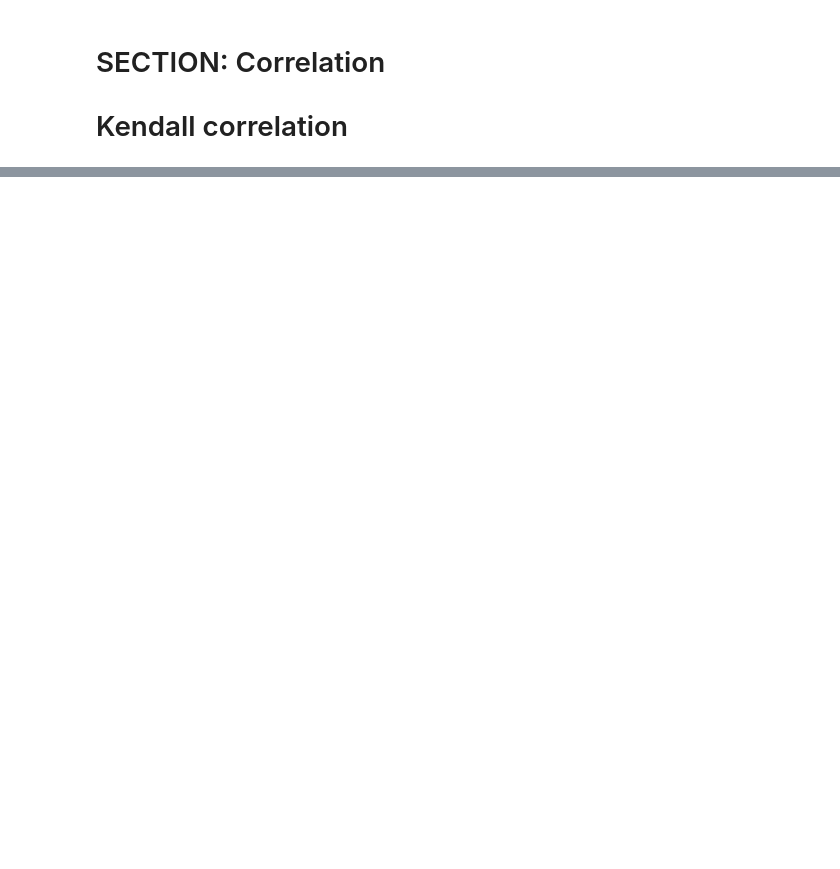
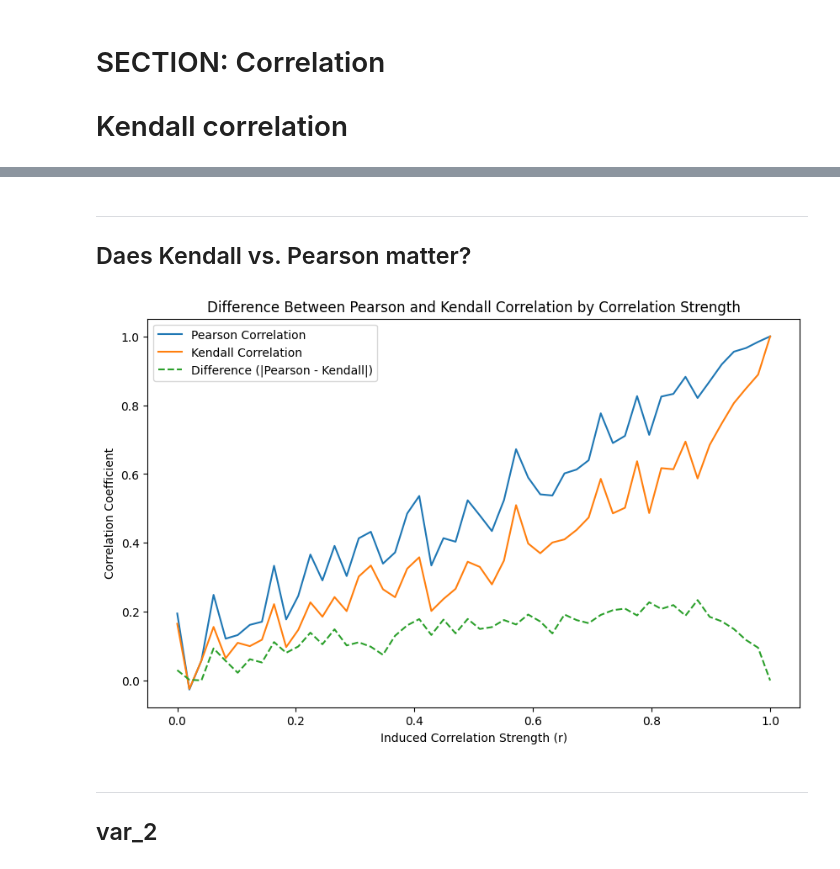
Before and after one commit to SiracencoSerghei/Statistics_and_ML, a Jupyter notebook: 2.8_correlation/stats_corr_Kendall.ipynb, the cells around one changed output, grey strips where cells are left out. Saved outputs shown, nothing was run; the diff lists cells and outputs as text; code cells hidden in the pictures; blank space fills up the shorter version.

Commit message:
corr_Kendall

```diff
--- a/2.8_correlation/stats_corr_Kendall.ipynb
+++ b/2.8_correlation/stats_corr_Kendall.ipynb
@@ -6,3 +8,14 @@
 import matplotlib.pyplot as plt
 import numpy as np
 import scipy.stats as stats
+# %%
+
+# Example data
+x = np.random.rand(100)
+y = np.random.rand(100)
+
+# Compute Kendall's Tau correlation
+tau, p_value = stats.kendalltau(x, y)
+
+print(f"Kendall's Tau: {tau:.3f}")
+print(f"P-value: {p_value:.3f}")
@@ -82,0 +113,47 @@ plt.show()
+# %% [markdown]
+---
+Daes Kendall vs. Pearson matter?
+---
+# %%
+
+# Parameters
+N = 100  # Number of data points in each dataset
+num_points = 50  # Number of correlation levels to test
+corr_strengths = np.linspace(0, 1, num_points)  # Varying levels of correlation
+
+# Initialize arrays to store correlations
+pearson_corr = []
+kendall_corr = []
+correlation_diffs = []
+
+# Loop over different correlation strengths
+for r in corr_strengths:
+    # Generate two correlated variables x and y
+    x = np.random.randn(N)
+    y = r * x + np.sqrt(1 - r**2) * np.random.randn(N)  # Inducing the desired correlation
+
+    # Calculate Pearson and Kendall correlations
+    pearson = stats.pearsonr(x, y)[0]
+    kendall = stats.kendalltau(x, y)[0]
+
+    # Append results
+    pearson_corr.append(pearson)
+    kendall_corr.append(kendall)
+    correlation_diffs.append(abs(pearson - kendall))
+
+# Plot results
+plt.figure(figsize=(10, 6))
+plt.plot(corr_strengths, pearson_corr, label='Pearson Correlation')
+plt.plot(corr_strengths, kendall_corr, label='Kendall Correlation')
+plt.plot(corr_strengths, correlation_diffs, label='Difference (|Pearson - Kendall|)', linestyle='--')
+plt.xlabel('Induced Correlation Strength (r)')
+plt.ylabel('Correlation Coefficient')
+plt.legend()
+plt.title('Difference Between Pearson and Kendall Correlation by Correlation Strength')
+plt.show()
+# %% [output]
+[figure, added]
+# %% [markdown]
+---
+var_2
+---
```
Also changed, not shown: parts of 8 cells of this notebook.
